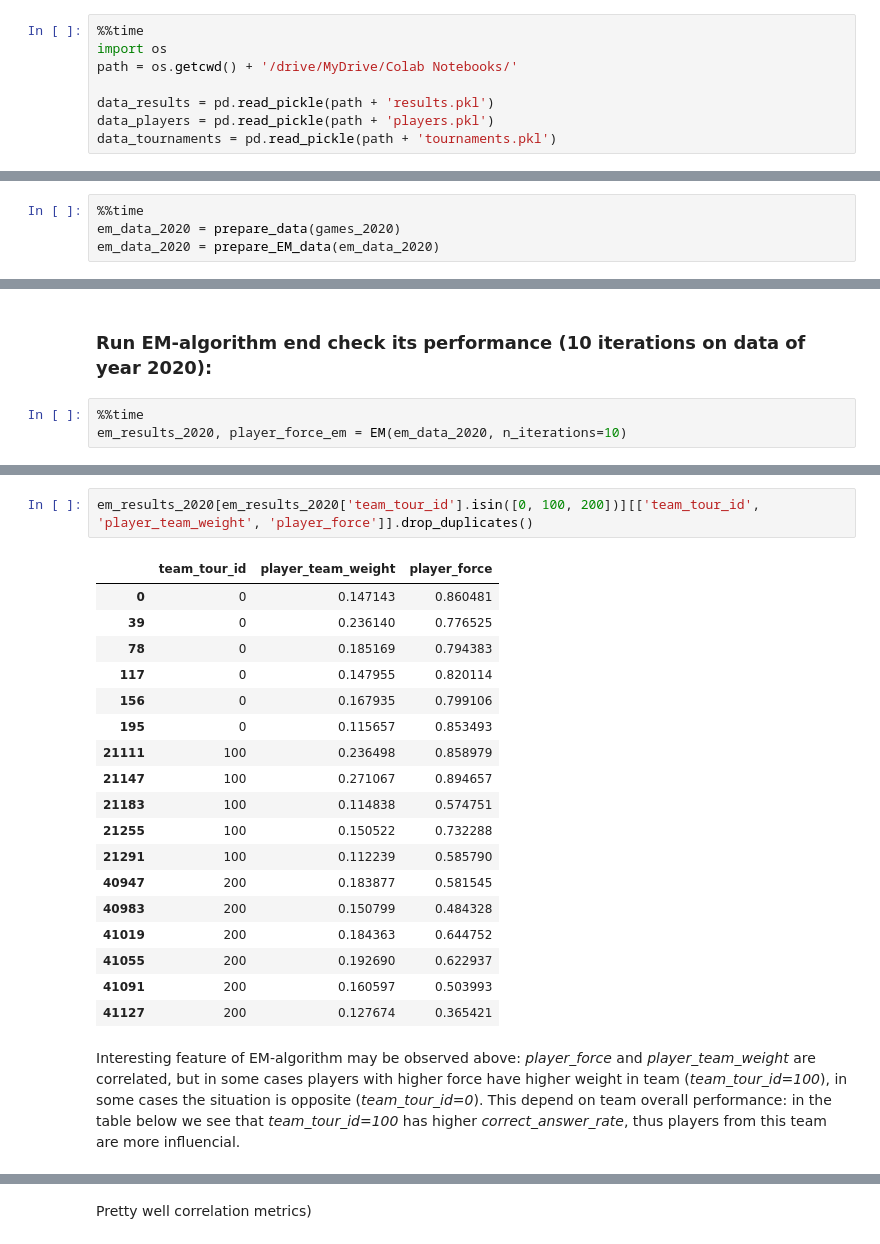
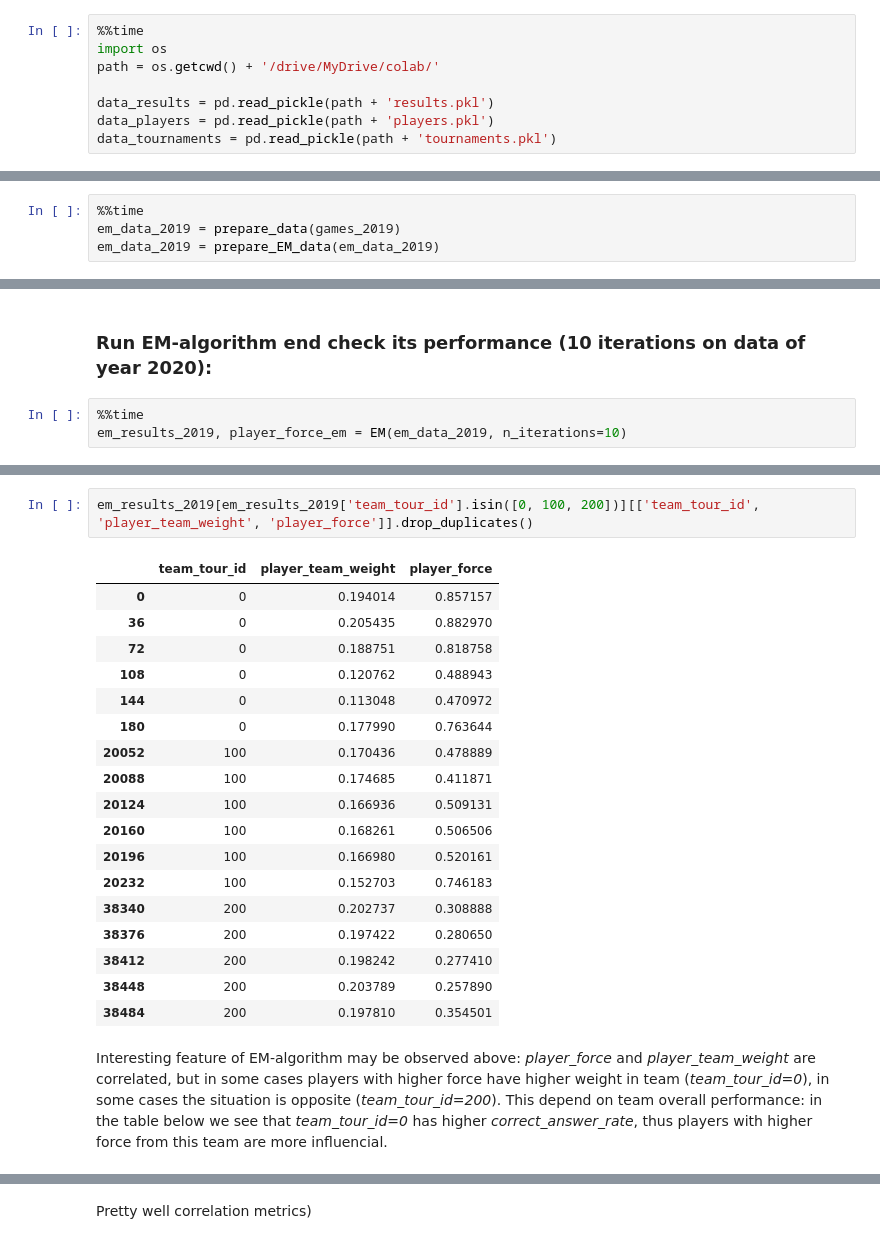
Before and after one commit to oortur/MADE, a Jupyter notebook: advancedml/HW_2_EM_algorithm_for_rating_system.ipynb, the cells around one changed output, grey strips where cells are left out. Cells and saved outputs as stored; diff of their text form.

```diff
--- a/advancedml/HW_2_EM_algorithm_for_rating_system.ipynb
+++ b/advancedml/HW_2_EM_algorithm_for_rating_system.ipynb
@@ -27,7 +27,7 @@ Mounted at /content/drive/
 # %%
 %%time
 import os
-path = os.getcwd() + '/drive/MyDrive/Colab Notebooks/'
+path = os.getcwd() + '/drive/MyDrive/colab/'
 
 data_results = pd.read_pickle(path + 'results.pkl')
 data_players = pd.read_pickle(path + 'players.pkl')
@@ -394,6 +392,6 @@ def EM(data, n_iterations):
     return data, player_force
 # %%
 %%time
-em_data_2020 = prepare_data(games_2020)
-em_data_2020 = prepare_EM_data(em_data_2020)
+em_data_2019 = prepare_data(games_2019)
+em_data_2019 = prepare_EM_data(em_data_2019)
 # %% [output]
@@ -419,5 +417,5 @@ em_data_2020
 ### Run EM-algorithm end check its performance (10 iterations on data of year 2020):
 # %%
 %%time
-em_results_2020, player_force_em = EM(em_data_2020, n_iterations=10)
+em_results_2019, player_force_em = EM(em_data_2019, n_iterations=10)
 # %% [output]
@@ -431,25 +429,25 @@ sns.distplot(player_force_em['player_force'].values);
 # %%
-em_results_2020[em_results_2020['team_tour_id'].isin([0, 100, 200])][['team_tour_id', 'player_team_weight', 'player_force']].drop_duplicates()
+em_results_2019[em_results_2019['team_tour_id'].isin([0, 100, 200])][['team_tour_id', 'player_team_weight', 'player_force']].drop_duplicates()
 # %% [output]
 |  | team_tour_id | player_team_weight | player_force |
-| 0 | 0 | 0.147143 | 0.860481 |
-| 39 | 0 | 0.236140 | 0.776525 |
-| 78 | 0 | 0.185169 | 0.794383 |
-| 117 | 0 | 0.147955 | 0.820114 |
-| 156 | 0 | 0.167935 | 0.799106 |
-| 195 | 0 | 0.115657 | 0.853493 |
-| 21111 | 100 | 0.236498 | 0.858979 |
-| 21147 | 100 | 0.271067 | 0.894657 |
-| 21183 | 100 | 0.114838 | 0.574751 |
-| 21255 | 100 | 0.150522 | 0.732288 |
-| 21291 | 100 | 0.112239 | 0.585790 |
-| 40947 | 200 | 0.183877 | 0.581545 |
-| 40983 | 200 | 0.150799 | 0.484328 |
-| 41019 | 200 | 0.184363 | 0.644752 |
-| 41055 | 200 | 0.192690 | 0.622937 |
-| 41091 | 200 | 0.160597 | 0.503993 |
-| 41127 | 200 | 0.127674 | 0.365421 |
+| 0 | 0 | 0.194014 | 0.857157 |
+| 36 | 0 | 0.205435 | 0.882970 |
+| 72 | 0 | 0.188751 | 0.818758 |
+| 108 | 0 | 0.120762 | 0.488943 |
+| 144 | 0 | 0.113048 | 0.470972 |
+| 180 | 0 | 0.177990 | 0.763644 |
+| 20052 | 100 | 0.170436 | 0.478889 |
+| 20088 | 100 | 0.174685 | 0.411871 |
+| 20124 | 100 | 0.166936 | 0.509131 |
+| 20160 | 100 | 0.168261 | 0.506506 |
+| 20196 | 100 | 0.166980 | 0.520161 |
+| 20232 | 100 | 0.152703 | 0.746183 |
+| 38340 | 200 | 0.202737 | 0.308888 |
+| 38376 | 200 | 0.197422 | 0.280650 |
+| 38412 | 200 | 0.198242 | 0.277410 |
+| 38448 | 200 | 0.203789 | 0.257890 |
+| 38484 | 200 | 0.197810 | 0.354501 |
 # %% [markdown]
-Interesting feature of EM-algorithm may be observed above: *player_force* and *player_team_weight* are correlated, but in some cases players with higher force have higher weight in team (*team_tour_id=100*), in some cases the situation is opposite (*team_tour_id=0*).
-This depend on team overall performance: in the table below we see that *team_tour_id=100* has higher *correct_answer_rate*, thus players from this team are more influencial.
+Interesting feature of EM-algorithm may be observed above: *player_force* and *player_team_weight* are correlated, but in some cases players with higher force have higher weight in team (*team_tour_id=0*), in some cases the situation is opposite (*team_tour_id=200*).
+This depend on team overall performance: in the table below we see that *team_tour_id=0* has higher *correct_answer_rate*, thus players with higher force from this team are more influencial.
 # %%
```
Also changed, not shown: parts of 18 cells of this notebook, 1 other file.
